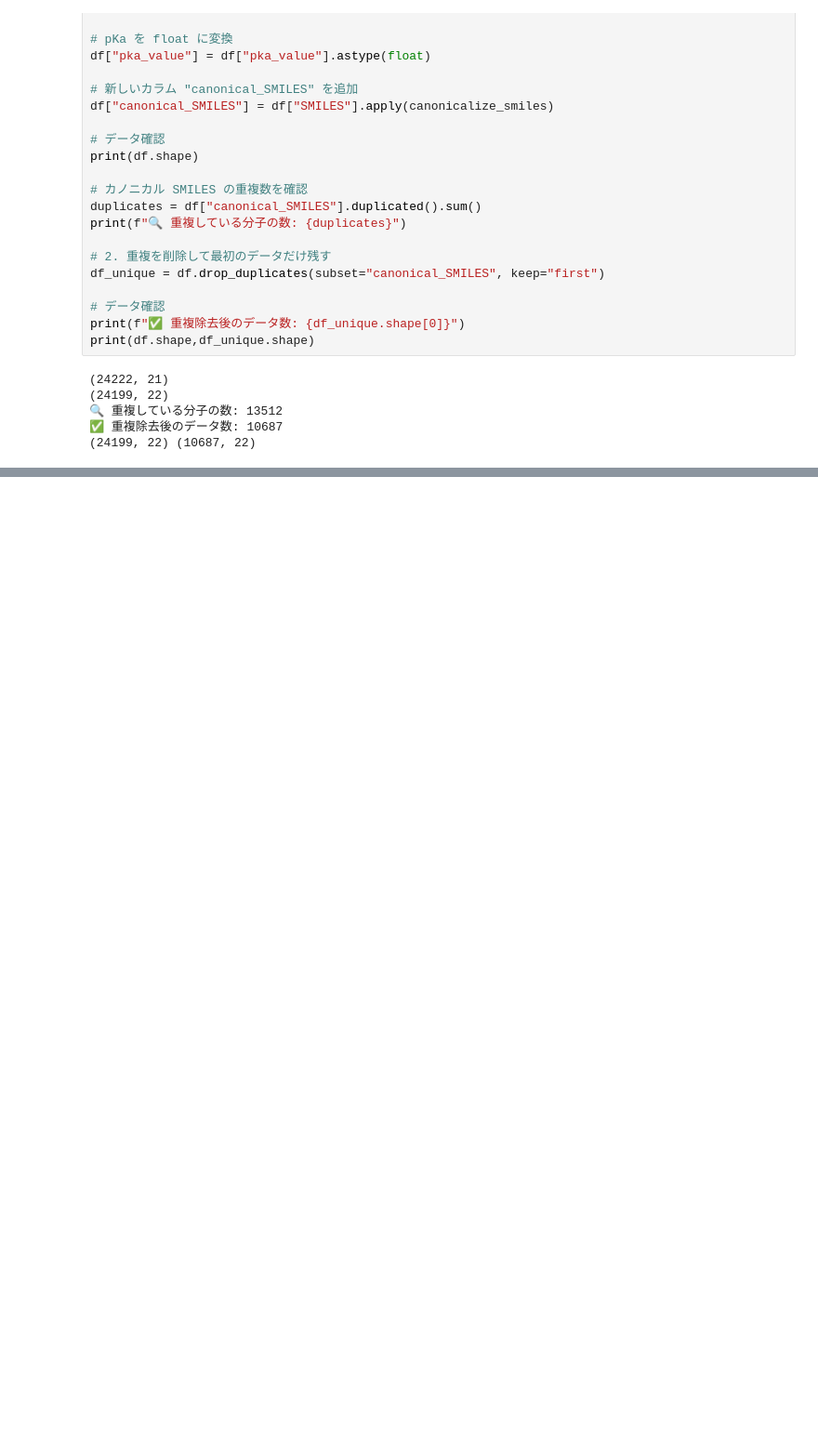
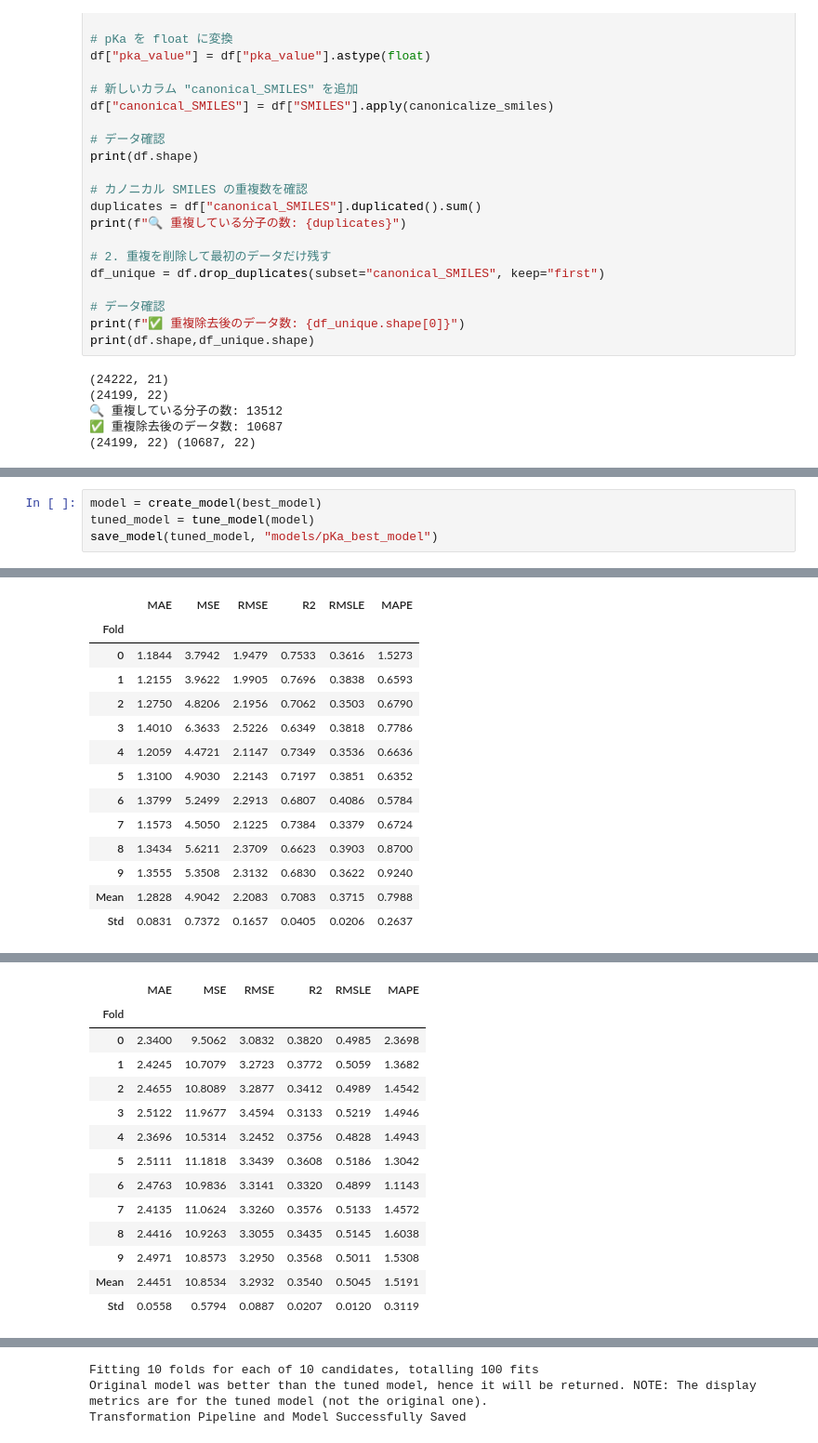
Before and after one commit to oishi1996/pKa_predictor, a Jupyter notebook: backend/pka_prediction.ipynb, the cells around one changed output, grey strips where cells are left out. Shown at 93% size. Saved outputs shown, nothing was run; the diff lists cells and outputs as text; blank space fills up the shorter version.

```diff
--- a/backend/pka_prediction.ipynb
+++ b/backend/pka_prediction.ipynb
@@ -165,0 +237,5 @@ regression_setup = setup(
+# %%
+model = create_model(best_model)
+tuned_model = tune_model(model)
+save_model(tuned_model, "models/pKa_best_model")
+# %% [output]
@@ -165,0 +243,14 @@ regression_setup = setup(
+|  | MAE | MSE | RMSE | R2 | RMSLE | MAPE |
+| Fold |  |  |  |  |  |  |
+| 0 | 1.1844 | 3.7942 | 1.9479 | 0.7533 | 0.3616 | 1.5273 |
+| 1 | 1.2155 | 3.9622 | 1.9905 | 0.7696 | 0.3838 | 0.6593 |
+| 2 | 1.2750 | 4.8206 | 2.1956 | 0.7062 | 0.3503 | 0.6790 |
+| 3 | 1.4010 | 6.3633 | 2.5226 | 0.6349 | 0.3818 | 0.7786 |
+| 4 | 1.2059 | 4.4721 | 2.1147 | 0.7349 | 0.3536 | 0.6636 |
+| 5 | 1.3100 | 4.9030 | 2.2143 | 0.7197 | 0.3851 | 0.6352 |
+| 6 | 1.3799 | 5.2499 | 2.2913 | 0.6807 | 0.4086 | 0.5784 |
+| 7 | 1.1573 | 4.5050 | 2.1225 | 0.7384 | 0.3379 | 0.6724 |
+| 8 | 1.3434 | 5.6211 | 2.3709 | 0.6623 | 0.3903 | 0.8700 |
+| 9 | 1.3555 | 5.3508 | 2.3132 | 0.6830 | 0.3622 | 0.9240 |
+| Mean | 1.2828 | 4.9042 | 2.2083 | 0.7083 | 0.3715 | 0.7988 |
+| Std | 0.0831 | 0.7372 | 0.1657 | 0.0405 | 0.0206 | 0.2637 |
@@ -165,0 +259,14 @@ regression_setup = setup(
+|  | MAE | MSE | RMSE | R2 | RMSLE | MAPE |
+| Fold |  |  |  |  |  |  |
+| 0 | 2.3400 | 9.5062 | 3.0832 | 0.3820 | 0.4985 | 2.3698 |
+| 1 | 2.4245 | 10.7079 | 3.2723 | 0.3772 | 0.5059 | 1.3682 |
+| 2 | 2.4655 | 10.8089 | 3.2877 | 0.3412 | 0.4989 | 1.4542 |
+| 3 | 2.5122 | 11.9677 | 3.4594 | 0.3133 | 0.5219 | 1.4946 |
+| 4 | 2.3696 | 10.5314 | 3.2452 | 0.3756 | 0.4828 | 1.4943 |
+| 5 | 2.5111 | 11.1818 | 3.3439 | 0.3608 | 0.5186 | 1.3042 |
+| 6 | 2.4763 | 10.9836 | 3.3141 | 0.3320 | 0.4899 | 1.1143 |
+| 7 | 2.4135 | 11.0624 | 3.3260 | 0.3576 | 0.5133 | 1.4572 |
+| 8 | 2.4416 | 10.9263 | 3.3055 | 0.3435 | 0.5145 | 1.6038 |
+| 9 | 2.4971 | 10.8573 | 3.2950 | 0.3568 | 0.5011 | 1.5308 |
+| Mean | 2.4451 | 10.8534 | 3.2932 | 0.3540 | 0.5045 | 1.5191 |
+| Std | 0.0558 | 0.5794 | 0.0887 | 0.0207 | 0.0120 | 0.3119 |
@@ -165,0 +274,3 @@ regression_setup = setup(
+Fitting 10 folds for each of 10 candidates, totalling 100 fits
+Original model was better than the tuned model, hence it will be returned. NOTE: The display metrics are for the tuned model (not the original one).
+Transformation Pipeline and Model Successfully Saved
```
Also changed, not shown: parts of 21 cells of this notebook.
